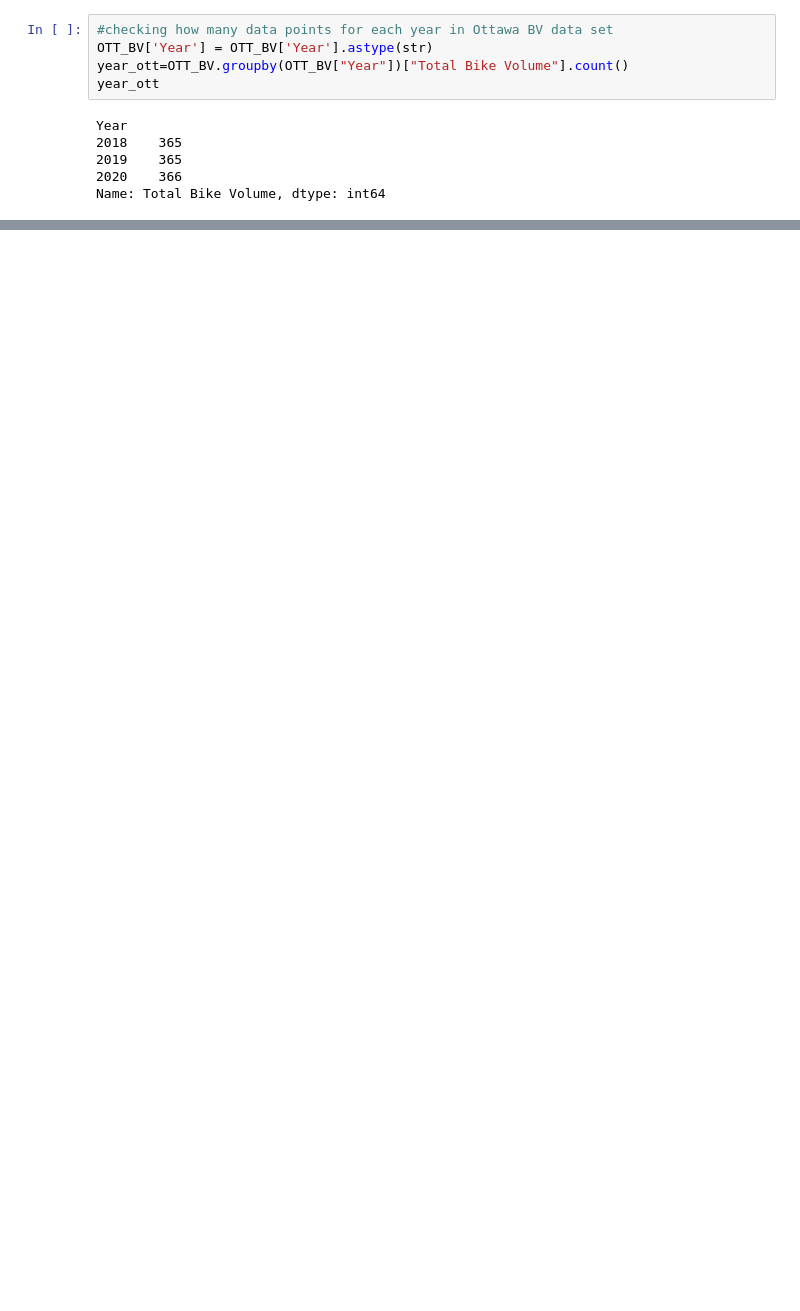
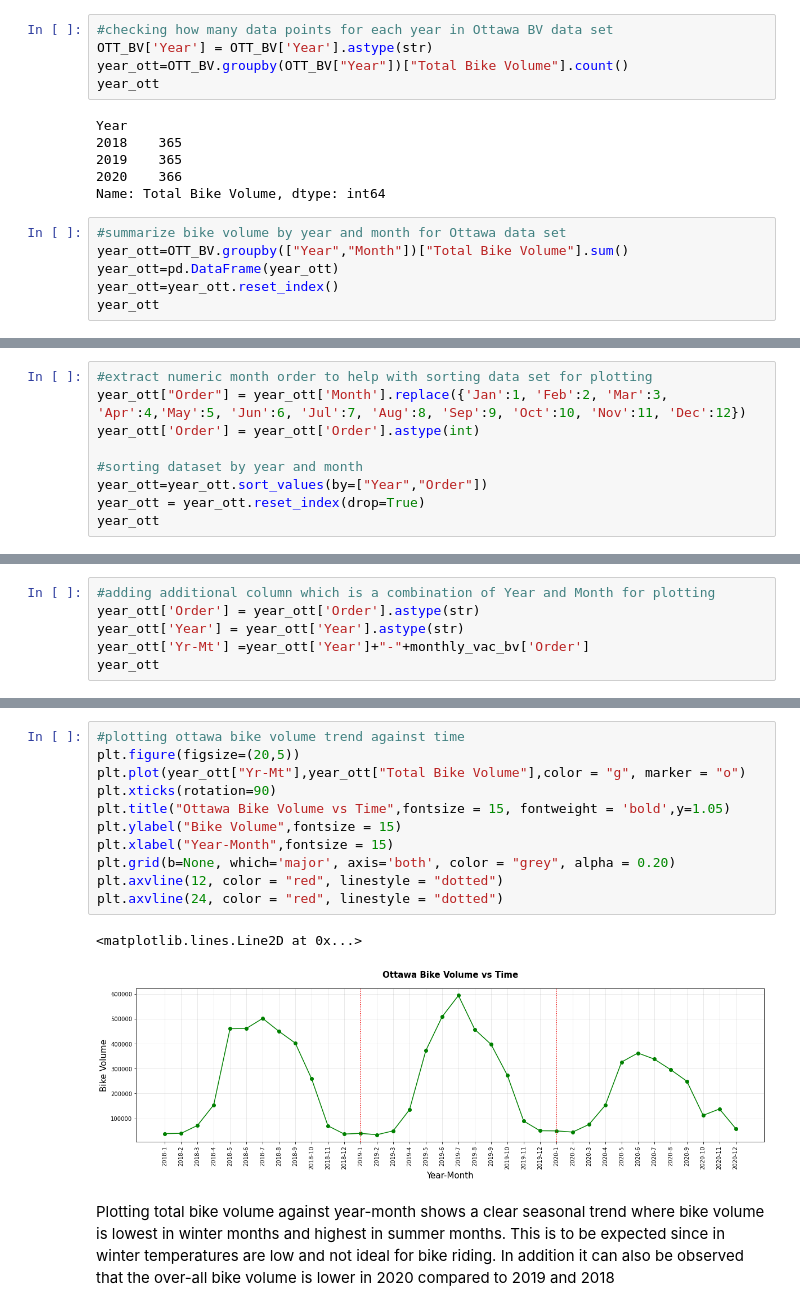
Before and after one commit to itspria/Bike-Theft-Analysis, a Jupyter notebook: code/data_analysis_BikeTheft_vs_BikeVolume.ipynb, the cells around one changed output, grey strips where cells are left out. Drawn from its saved outputs; the diff is of its cells as text; blank space fills up the shorter version.

```diff
--- a/code/data_analysis_BikeTheft_vs_BikeVolume.ipynb
+++ b/code/data_analysis_BikeTheft_vs_BikeVolume.ipynb
@@ -39,3 +220,9 @@ Year
 2019    365
 2020    366
 Name: Total Bike Volume, dtype: int64
+# %%
+#summarize bike volume by year and month for Ottawa data set
+year_ott=OTT_BV.groupby(["Year","Month"])["Total Bike Volume"].sum()
+year_ott=pd.DataFrame(year_ott)
+year_ott=year_ott.reset_index()
+year_ott
@@ -41,0 +247,9 @@ Name: Total Bike Volume, dtype: int64
+# %%
+#extract numeric month order to help with sorting data set for plotting
+year_ott["Order"] = year_ott['Month'].replace({'Jan':1, 'Feb':2, 'Mar':3, 'Apr':4,'May':5, 'Jun':6, 'Jul':7, 'Aug':8, 'Sep':9, 'Oct':10, 'Nov':11, 'Dec':12})
+year_ott['Order'] = year_ott['Order'].astype(int)
+
+#sorting dataset by year and month
+year_ott=year_ott.sort_values(by=["Year","Order"])
+year_ott = year_ott.reset_index(drop=True)
+year_ott
@@ -41,0 +274,6 @@ Name: Total Bike Volume, dtype: int64
+# %%
+#adding additional column which is a combination of Year and Month for plotting
+year_ott['Order'] = year_ott['Order'].astype(str)
+year_ott['Year'] = year_ott['Year'].astype(str)
+year_ott['Yr-Mt'] =year_ott['Year']+"-"+monthly_vac_bv['Order']
+year_ott
@@ -41,0 +298,16 @@ Name: Total Bike Volume, dtype: int64
+# %%
+#plotting ottawa bike volume trend against time
+plt.figure(figsize=(20,5))
+plt.plot(year_ott["Yr-Mt"],year_ott["Total Bike Volume"],color = "g", marker = "o")
+plt.xticks(rotation=90)
+plt.title("Ottawa Bike Volume vs Time",fontsize = 15, fontweight = 'bold',y=1.05)
+plt.ylabel("Bike Volume",fontsize = 15)
+plt.xlabel("Year-Month",fontsize = 15)
+plt.grid(b=None, which='major', axis='both', color = "grey", alpha = 0.20)
+plt.axvline(12, color = "red", linestyle = "dotted")
+plt.axvline(24, color = "red", linestyle = "dotted")
+# %% [output]
+<matplotlib.lines.Line2D at 0x...>
+[figure, added]
+# %% [markdown]
+Plotting total bike volume against year-month shows a clear seasonal trend where bike volume is lowest in winter months and highest in summer months. This is to be expected since in winter temperatures are low and not ideal for bike riding. In addition it can also be observed that the over-all bike volume is lower in 2020 compared to 2019 and 2018
```
Also changed, not shown: parts of 60 cells of this notebook, 2 other files.
